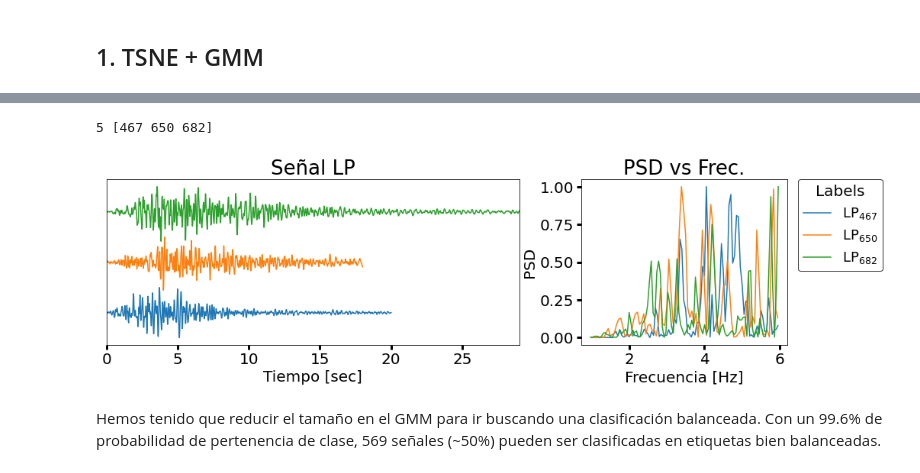
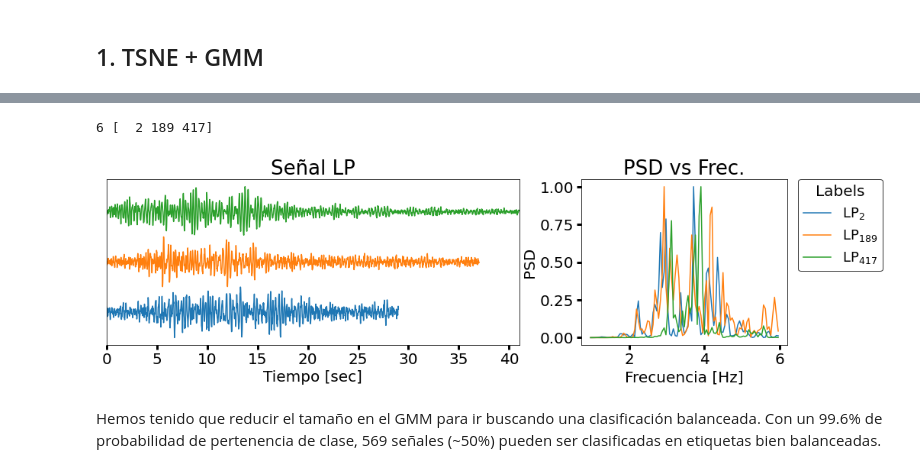
Before and after one commit to ifmelchor/volcano_ML-UNSAM, a Jupyter notebook: modelos/2_Mixtura.ipynb, the cells around one changed output, grey strips where cells are left out. Cells and saved outputs as stored; diff of their text form; code cells hidden in the pictures.

```diff
--- a/modelos/2_Mixtura.ipynb
+++ b/modelos/2_Mixtura.ipynb
@@ -77,11 +77,12 @@ Label, nro_LPs
 # %%
-plot_some_LP(y_best, 5, rand_int=3, y_index=y)
+cluster = 6
+plot_some_LP(y_best, cluster, rand_int=3, y_index=y)
 plt.savefig('img/TSNE-GMM_LP1.png', bbox_inches = 'tight')
 plt.show()
 plt.close()
 # %% [output]
-5 [467 650 682]
+6 [  2 189 417]
-[figure, old version]
+[figure, new version]
 # %% [markdown]
 Hemos tenido que reducir el tamaño en el GMM para ir buscando una clasificación balanceada.
 Con un 99.6% de probabilidad de pertenencia de clase, 569 señales (~50%) pueden ser clasificadas en etiquetas bien balanceadas.
```
Also changed, not shown: parts of 16 cells of this notebook, 56 other files.
